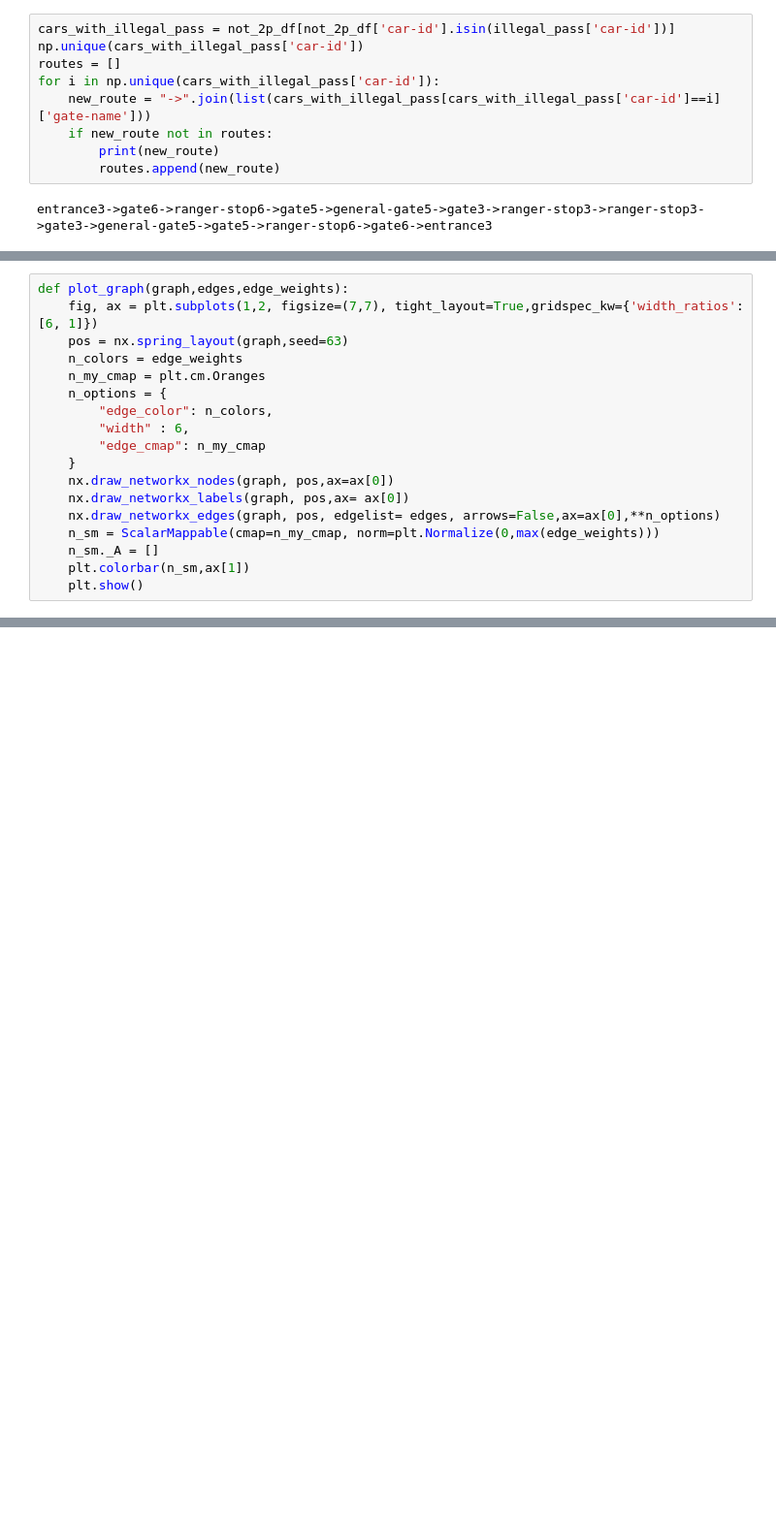
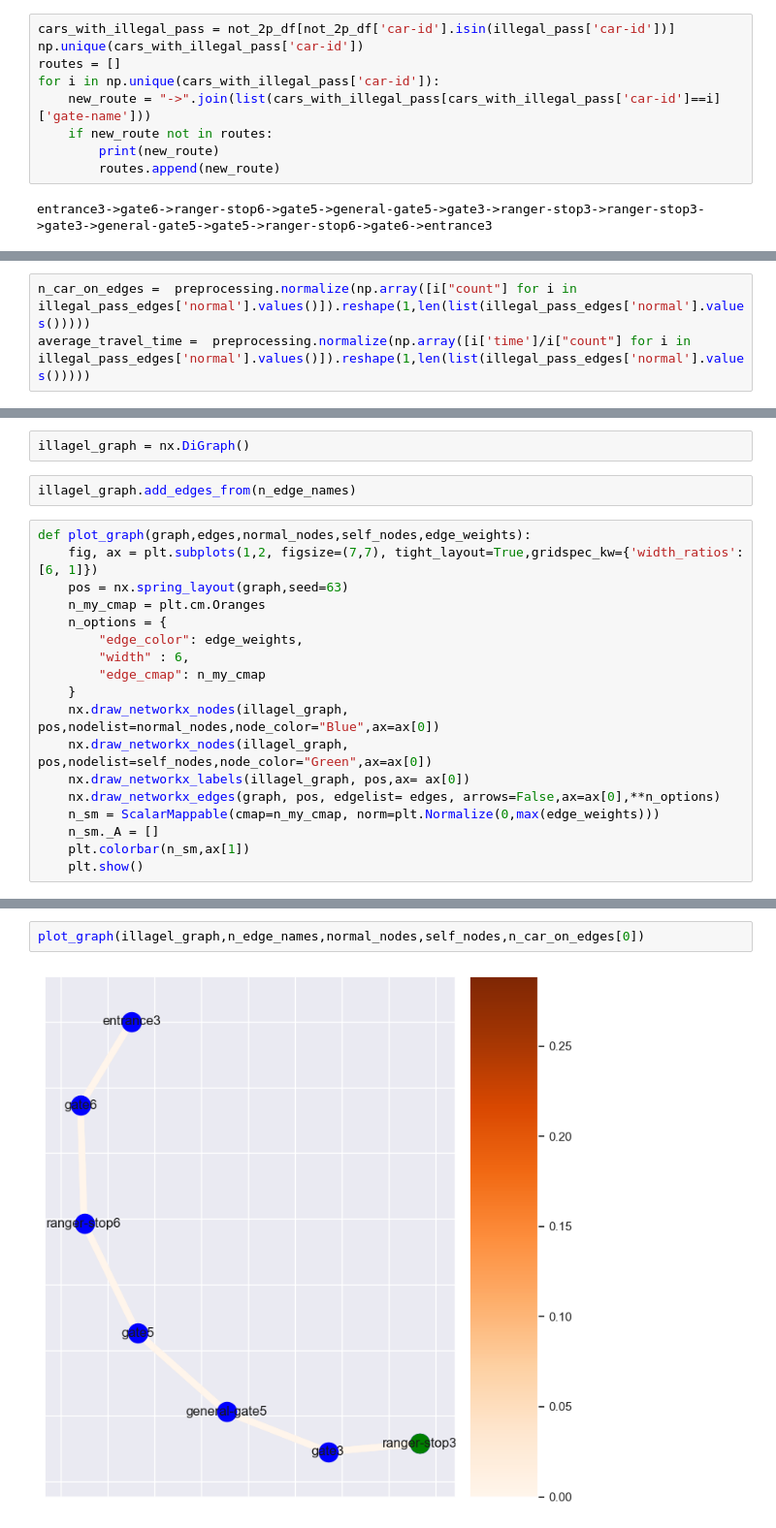
Before and after one commit to Visual-Analytics-2024/VA-Project, a Jupyter notebook: Python/Notebooks/basic data cleaning and visualizing.ipynb, the cells around one changed output, grey strips where cells are left out. Shown at 97% size. Saved outputs shown, nothing was run; the diff lists cells and outputs as text; blank space fills up the shorter version.

Commit message:
added logic to plot illegal route graph

```diff
--- a/Python/Notebooks/basic data cleaning and visualizing.ipynb
+++ b/Python/Notebooks/basic data cleaning and visualizing.ipynb
@@ -500,0 +444,3 @@ for node,edge in zip(nodes,edges):
+# %%
+n_car_on_edges =  preprocessing.normalize(np.array([i["count"] for i in illegal_pass_edges['normal'].values()]).reshape(1,len(list(illegal_pass_edges['normal'].values()))))
+average_travel_time =  preprocessing.normalize(np.array([i['time']/i["count"] for i in illegal_pass_edges['normal'].values()]).reshape(1,len(list(illegal_pass_edges['normal'].values()))))
@@ -501,16 +450,20 @@ for node,edge in zip(nodes,edges):
+# %%
+illagel_graph = nx.DiGraph()
+# %%
+illagel_graph.add_edges_from(n_edge_names)
 # %%
-def plot_graph(graph,edges,edge_weights):
+def plot_graph(graph,edges,normal_nodes,self_nodes,edge_weights):
     fig, ax = plt.subplots(1,2, figsize=(7,7), tight_layout=True,gridspec_kw={'width_ratios': [6, 1]})
     pos = nx.spring_layout(graph,seed=63)
-    n_colors = edge_weights
     n_my_cmap = plt.cm.Oranges
     n_options = {
-        "edge_color": n_colors,
+        "edge_color": edge_weights,
         "width" : 6,
         "edge_cmap": n_my_cmap
     }
-    nx.draw_networkx_nodes(graph, pos,ax=ax[0])
-    nx.draw_networkx_labels(graph, pos,ax= ax[0])
+    nx.draw_networkx_nodes(illagel_graph, pos,nodelist=normal_nodes,node_color="Blue",ax=ax[0])
+    nx.draw_networkx_nodes(illagel_graph, pos,nodelist=self_nodes,node_color="Green",ax=ax[0])
+    nx.draw_networkx_labels(illagel_graph, pos,ax= ax[0])
     nx.draw_networkx_edges(graph, pos, edgelist= edges, arrows=False,ax=ax[0],**n_options)
     n_sm = ScalarMappable(cmap=n_my_cmap, norm=plt.Normalize(0,max(edge_weights)))
     n_sm._A = []
@@ -522,0 +472,4 @@ plot_graph(graphs[17],edges[17],edge_weights[17])
+# %%
+plot_graph(illagel_graph,n_edge_names,normal_nodes,self_nodes,n_car_on_edges[0])
+# %% [output]
+[figure, added]
```
Also changed, not shown: parts of 13 cells of this notebook.
